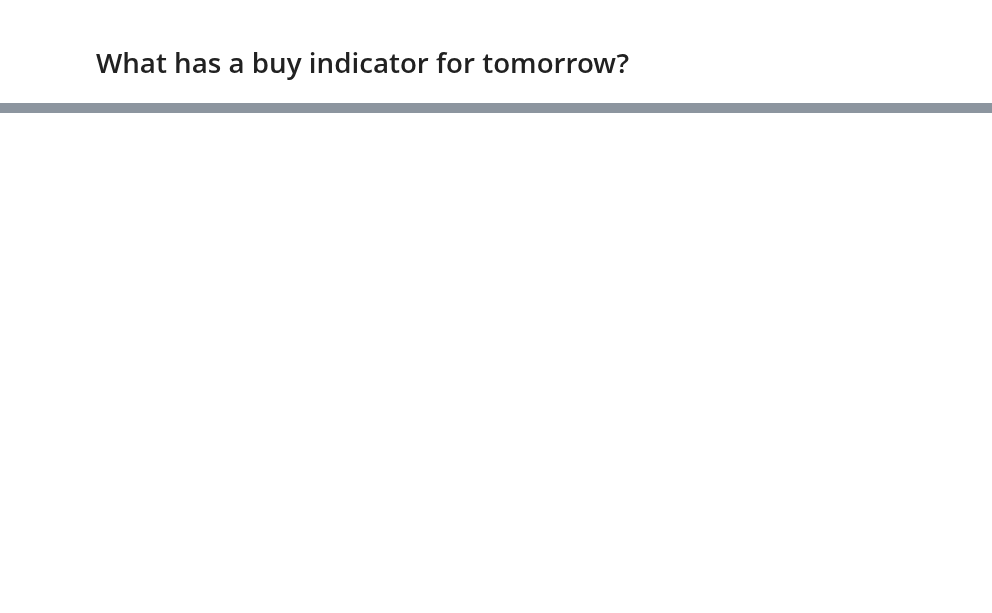
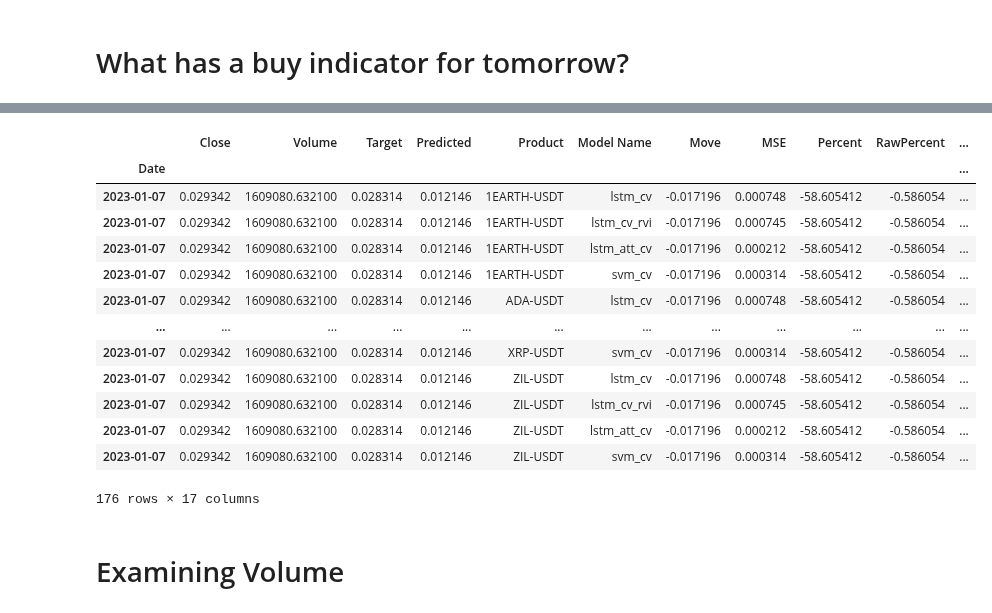
Before and after one commit to j03m/alfred, a Jupyter notebook: Coin_Predictions.ipynb, the cells around one changed output, grey strips where cells are left out. Saved outputs shown, nothing was run; the diff lists cells and outputs as text; code cells hidden in the pictures; blank space fills up the shorter version.

```diff
--- a/Coin_Predictions.ipynb
+++ b/Coin_Predictions.ipynb
@@ -612,6 +659,7 @@ if save_models:
       joblib.dump(models[name], model_path + "/" + name + ".joblib")
     else:
       models[name].save(model_path + "/" + name + ".h15")
+  lstm_15m.save(model_path + "/lstm_15m.h15")
   print ("models saved")
 else:
   print ("Not saving")
@@ -724,0 +747,12 @@ profit for model:  svm_cv_vwap 34684.70438760219
+# %%
+def predict_config_model_for_product(bars, name, product):
+  df_raw = get_coin_data_frames(bars, product)
+  columns = model_config["column_sets"][name]+gbl_target_column
+  [scaled_features, X, y, normal_features] = convert_to_training_dataset(df_raw, columns)
+  scaled_close = X[:,[0]]
+  [predictions_scaled, predictions] = predict_trade(models[name], name, product, X, columns)
+
+  mse = mean_squared_error(scaled_close, predictions_scaled)
+  prediction = predictions[-1]
+
+  return build_trade_model(prediction, normal_features, product, name, mse)
@@ -726,7 +765,18 @@ profit for model:  svm_cv_vwap 34684.70438760219
 # Fetch the top 10 and see if they predict up
 df_products = get_all_products()
 df_products = df_products[df_products.id.str.endswith('USDT')]
-models_in_play = ["lstm_cv"]
+
+# we have a desired budget of 10k in trading capital to deploy.
+# "volValue": is the 24h total, the trading volume in quote currency of last 24 hours
+# Any markets we enter need to have a signifcantly higher trading value volume otherwise
+# we can't really trade there without breaking things up. As we grow our strat here will need to change.
+# for now we cut down our set to 1m in volVal
+volumeCutoff = 1000000
+df_products["volValue"] = [float(x) for x in df_products['volValue']]
+df_products = df_products[df_products["volValue"] > volumeCutoff]
+df_products = df_products.sort_values(by = ['id'])
+
+models_in_play = ["lstm_cv", "lstm_cv_rvi", "lstm_att_cv", "svm_cv"]
 if coin_base:
   df_products = df_products[df_products.trading_disabled == False]
   df_products = df_products[df_products.cancel_only == False]
@@ -736,7 +786,7 @@ df_estc = pd.DataFrame(); #expected short term closes
 df_estc["Product"] = [];
 df_estc["Est Close"] = [];
 df_estc["Est Close Raw"] = [];
-bars = 91
+bars = 180
 counter = 0;
 for index, row in df_products.iterrows():
   try:
@@ -745,14 +795,11 @@ for index, row in df_products.iterrows():
 
     for name in models_in_play:
       print("predicting trade:", name, "for", row.id)
-      columns = model_config["column_sets"][name]+gbl_target_column
-      [scaled_features, X, y, normal_features] = convert_to_training_dataset(df, columns)
-      [prediction_scaled, prediction] = predict_trade(models[name], name, row.id, X, columns)
-      [p_scaled, p] = predict_trade(models[test_name], test_name, "FCON-USDT", X, columns)
-      df_trade = build_trade_model(prediction, normal_features, "FCON-USDT", name)
+      df_trade = predict_config_model_for_product(bars, name, row.id)
       df_trades = df_trades.append(df_trade)
 
     try:
+      time.sleep(2)
       print("predicting 15m:", name, "for", row.id)
       [predicted_scaled, predicted] = fetch_and_predict_short_term(lstm_15m, row.id)
       df2 = pd.DataFrame({'Product': [row.id], 'Est Close': [predicted], 'Est Close Raw': predicted_scaled})
@@ -772,8 +837,25 @@ df_shorts = df_trades[df_trades['Move'] < 0]
 # %%
-df_buys.to_csv(data_path+"/buys-01-03-2023.csv")
-df_estc.to_csv(data_path+"/15m-pred-01-03-2023.csv")
-df_shorts.to_csv(data_path+"/shorts-01-03-2023.csv")
-df_buys
+now = datetime.now()
+today = now.strftime("%Y-%m-%d")
+df_buys.to_csv(data_path+"/buy" + today + ".csv")
+df_estc.to_csv(data_path+"/15m" + today + ".csv")
+df_shorts.to_csv(data_path+"/shorts" + today + ".csv")
+df_trades
+# %% [output]
+|  | Close | Volume | Target | Predicted | Product | Model Name | Move | MSE | Percent | RawPercent | ... |
+| Date |  |  |  |  |  |  |  |  |  |  | ... |
+| 2023-01-07 | 0.029342 | 1609080.632100 | 0.028314 | 0.012146 | 1EARTH-USDT | lstm_cv | -0.017196 | 0.000748 | -58.605412 | -0.586054 | ... |
+| 2023-01-07 | 0.029342 | 1609080.632100 | 0.028314 | 0.012146 | 1EARTH-USDT | lstm_cv_rvi | -0.017196 | 0.000745 | -58.605412 | -0.586054 | ... |
+| 2023-01-07 | 0.029342 | 1609080.632100 | 0.028314 | 0.012146 | 1EARTH-USDT | lstm_att_cv | -0.017196 | 0.000212 | -58.605412 | -0.586054 | ... |
+| 2023-01-07 | 0.029342 | 1609080.632100 | 0.028314 | 0.012146 | 1EARTH-USDT | svm_cv | -0.017196 | 0.000314 | -58.605412 | -0.586054 | ... |
+| 2023-01-07 | 0.029342 | 1609080.632100 | 0.028314 | 0.012146 | ADA-USDT | lstm_cv | -0.017196 | 0.000748 | -58.605412 | -0.586054 | ... |
+| ... | ... | ... | ... | ... | ... | ... | ... | ... | ... | ... | ... |
+| 2023-01-07 | 0.029342 | 1609080.632100 | 0.028314 | 0.012146 | XRP-USDT | svm_cv | -0.017196 | 0.000314 | -58.605412 | -0.586054 | ... |
+| 2023-01-07 | 0.029342 | 1609080.632100 | 0.028314 | 0.012146 | ZIL-USDT | lstm_cv | -0.017196 | 0.000748 | -58.605412 | -0.586054 | ... |
+| 2023-01-07 | 0.029342 | 1609080.632100 | 0.028314 | 0.012146 | ZIL-USDT | lstm_cv_rvi | -0.017196 | 0.000745 | -58.605412 | -0.586054 | ... |
+| 2023-01-07 | 0.029342 | 1609080.632100 | 0.028314 | 0.012146 | ZIL-USDT | lstm_att_cv | -0.017196 | 0.000212 | -58.605412 | -0.586054 | ... |
+| 2023-01-07 | 0.029342 | 1609080.632100 | 0.028314 | 0.012146 | ZIL-USDT | svm_cv | -0.017196 | 0.000314 | -58.605412 | -0.586054 | ... |
+176 rows × 17 columns
 # %%
 df_shorts
 # %%
@@ -782,3 +864,5 @@ df_estc
 [df_full, df_features, npa_scaled, df_raw] = get_coin_data_frames(90, "AMPL-USDT")
 df_trade = predict_trade(lstm_cv, row.id, bars, npa_scaled)
 df_trade
+# %% [markdown]
+# Examining Volume
```
Also changed, not shown: parts of 18 cells of this notebook.
